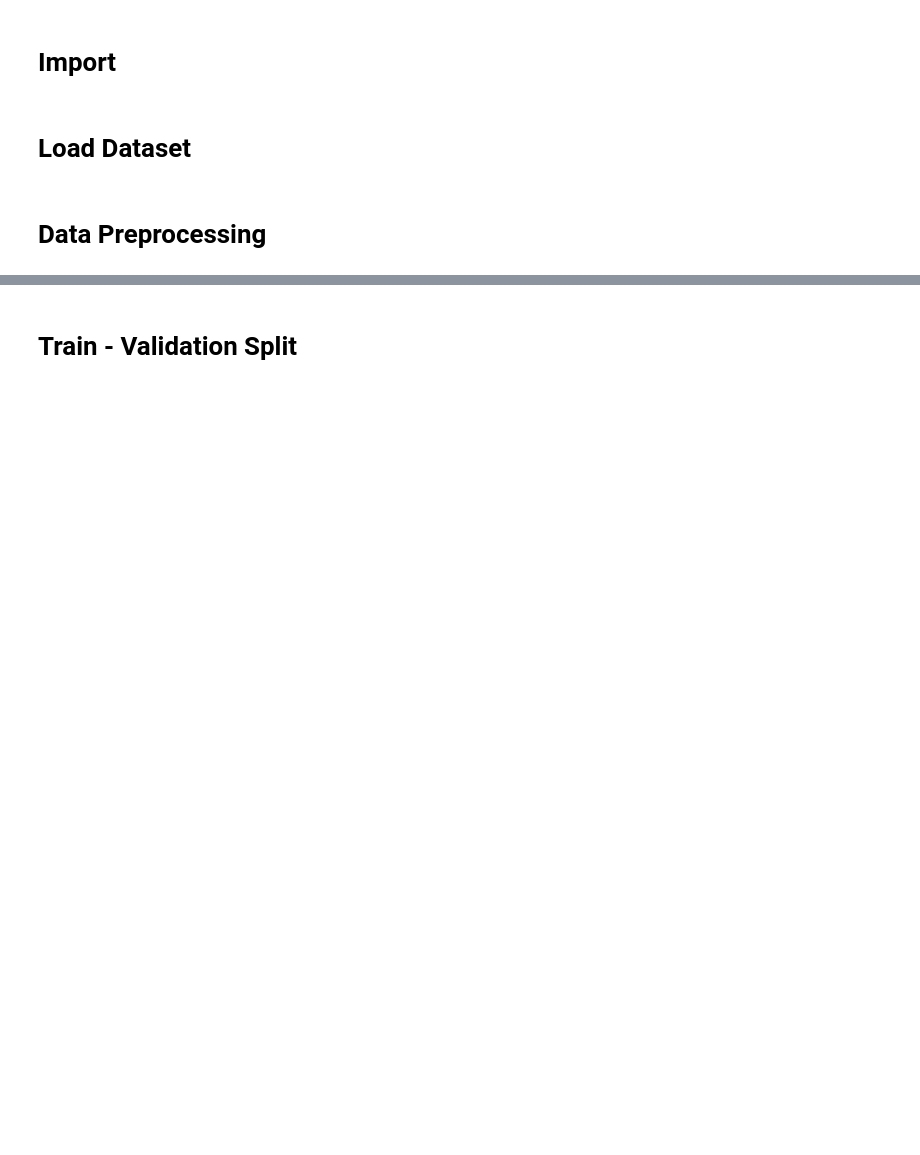
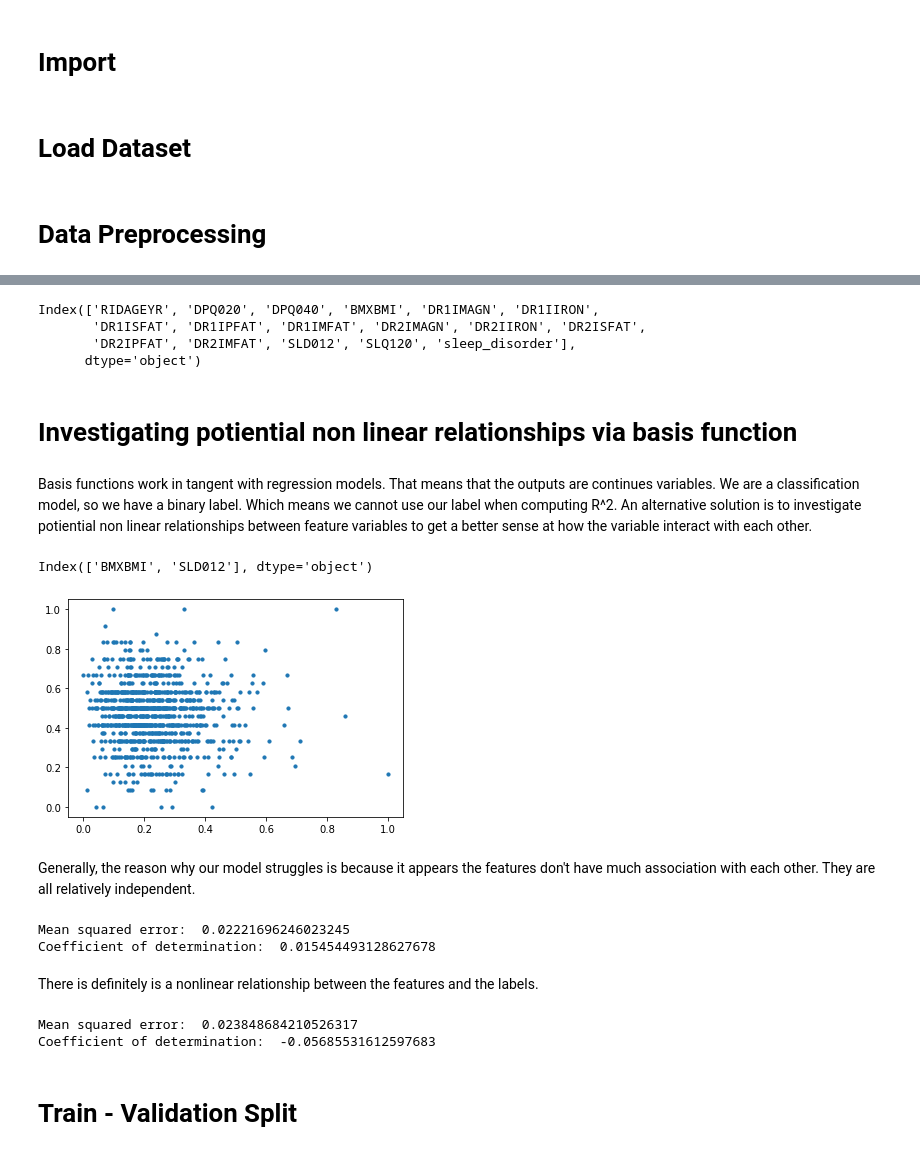
Before and after one commit to petertran14/CS524-Final-Project, a Jupyter notebook: Logistic Regression Model/Logistic Regression.ipynb, the cells around one changed output, grey strips where cells are left out. Cells and saved outputs as stored; diff of their text form; code cells hidden in the pictures; blank space fills up the shorter version.

```diff
--- a/Logistic Regression Model/Logistic Regression.ipynb
+++ b/Logistic Regression Model/Logistic Regression.ipynb
@@ -115,3 +115,72 @@ print(len(norm_df[norm_df['sleep_disorder'] == 1.0]))
+# %%
+print(norm_df.columns)
+# %% [output]
+Index(['RIDAGEYR', 'DPQ020', 'DPQ040', 'BMXBMI', 'DR1IMAGN', 'DR1IIRON',
+       'DR1ISFAT', 'DR1IPFAT', 'DR1IMFAT', 'DR2IMAGN', 'DR2IIRON', 'DR2ISFAT',
+       'DR2IPFAT', 'DR2IMFAT', 'SLD012', 'SLQ120', 'sleep_disorder'],
+      dtype='object')
+# %% [markdown]
+#  Investigating potiential non linear relationships via basis function
+# %% [markdown]
+Basis functions work in tangent with regression models. That means that the outputs are continues variables. We are a classification model, so we have a binary label. Which means we cannot use our label when computing R^2. An alternative solution is to investigate potiential non linear relationships between feature variables to get a better sense at how the variable interact with each other.
+# %%
+invest_cols = ['BMXBMI', 'SLD012']
+
+invest_data = norm_df[invest_cols]
+print(invest_data.columns)
+# %% [output]
+Index(['BMXBMI', 'SLD012'], dtype='object')
+# %%
+# All feature data
+features = invest_data.iloc[:,:-1]
+# All label data
+labels = invest_data.iloc[:,-1:]
+
+# Using the remaining training records, split into validation, slightly larger split to make it comparable to test size
+og_feature_train, feature_val, og_label_train, label_val = train_test_split(features, labels, test_size=0.1)
+# %%
+plt.scatter(og_feature_train, og_label_train, s = 10)
+plt.show()
+# %% [output]
+[figure, added]
+# %% [markdown]
+Generally, the reason why our model struggles is because it appears the features don't have much association with each other. They are all relatively independent.
+# %%
+# Create linear regression object
+regr = LinearRegression()
+
+# Train the model using the training sets
+regr.fit(og_feature_train, og_label_train)
+
+# Make predictions using the testing set
+y_pred = regr.predict(feature_val)
+
+# The mean squared error
+print('Mean squared error: ', mean_squared_error(label_val, y_pred))
+# The coefficient of determination: 1 is perfect prediction
+print('Coefficient of determination: ', r2_score(label_val, y_pred))
+# %% [output]
+Mean squared error:  0.02221696246023245
+Coefficient of determination:  0.015454493128627678
+# %% [markdown]
+There is definitely is a nonlinear relationship between the features and the labels.
+# %%
+# Fit a non-liner model using SVR()
+
+# We are going to use radial basis function
+rbf_model = SVR(kernel = 'rbf', C=100, epsilon=1)
+rbf_model.fit(og_feature_train, og_label_train.values.ravel())
+
+# Make predictions using the testing set
+y_pred = rbf_model.predict(feature_val)
+
+# The mean squared error
+print('Mean squared error: ', mean_squared_error(label_val, y_pred))
+# The coefficient of determination: 1 is perfect prediction
+print('Coefficient of determination: ', r2_score(label_val, y_pred))
+# %% [output]
+Mean squared error:  0.023848684210526317
+Coefficient of determination:  -0.05685531612597683
 # %% [markdown]
 # Train - Validation Split
 # %%
```
Also changed, not shown: parts of 26 cells of this notebook.
